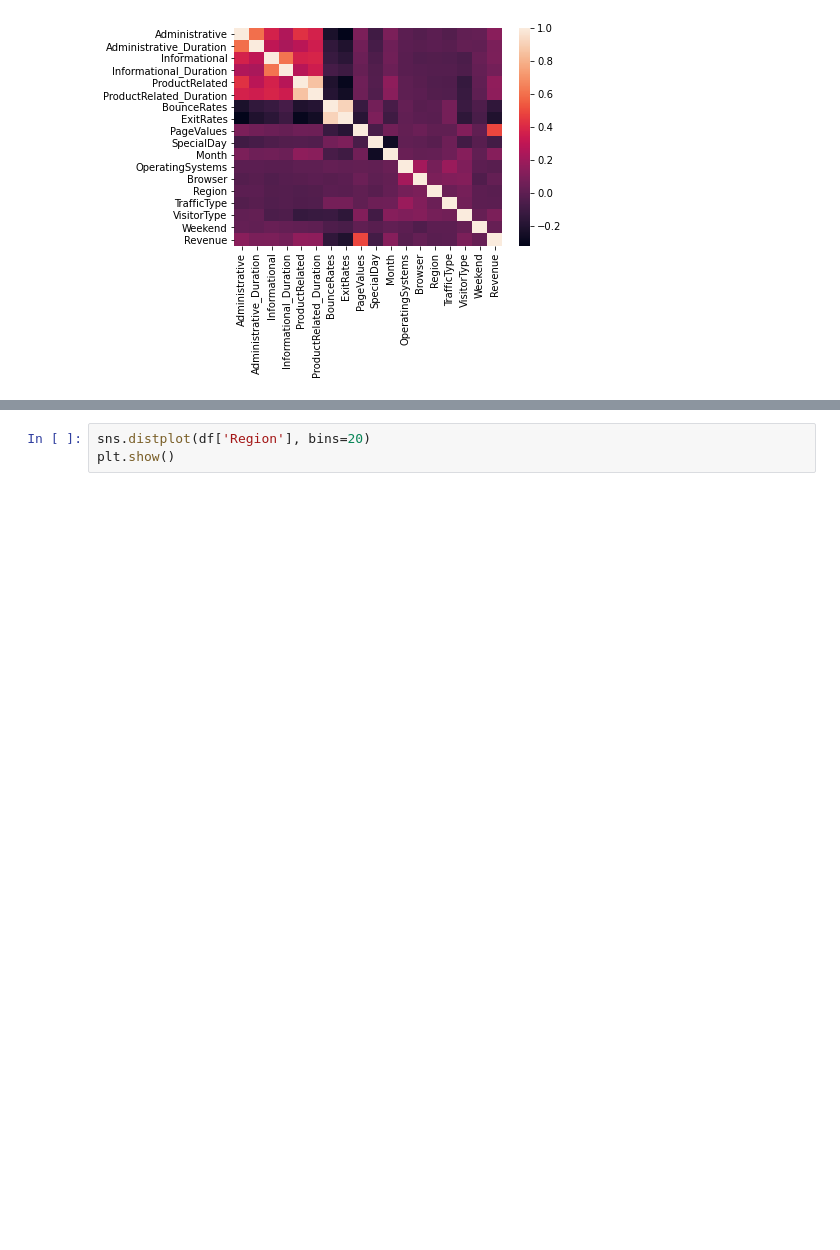
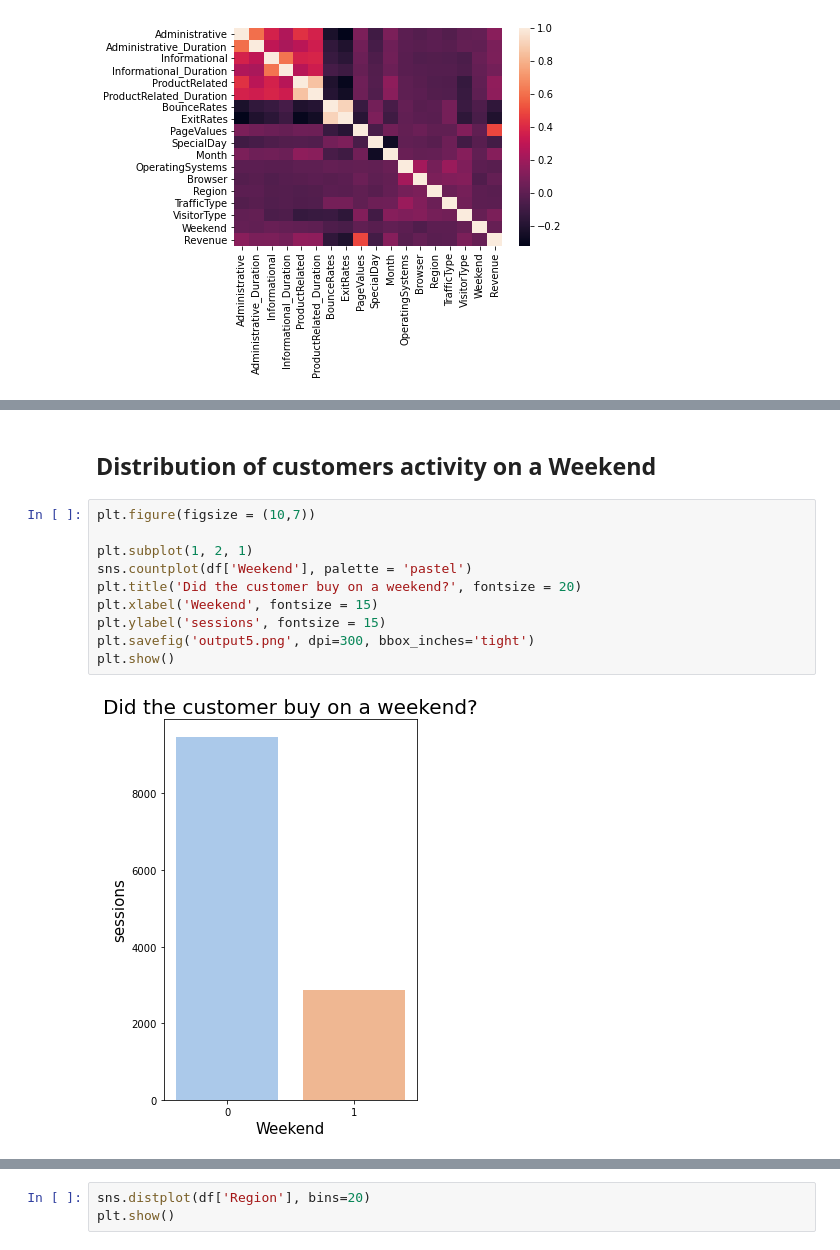
Before and after one commit to gabybolivar/CIND820-Capstone-Project-Online-Shoppers-Purchasing-Intention, a Jupyter notebook: EDA-Data Preparation/EDA- Data preparation Online shoppers.ipynb, the cells around one changed output, grey strips where cells are left out. Drawn from its saved outputs; the diff is of its cells as text; blank space fills up the shorter version.

```diff
--- a/EDA-Data Preparation/EDA- Data preparation Online shoppers.ipynb
+++ b/EDA-Data Preparation/EDA- Data preparation Online shoppers.ipynb
@@ -245,3 +260,17 @@ df_X.hist(ax=ax, color = 'green')
 plt.show()
 # %% [output]
 [figure]
+# %% [markdown]
+## **Distribution of customers activity on a Weekend**
+# %%
+plt.figure(figsize = (10,7))
+
+plt.subplot(1, 2, 1)
+sns.countplot(df['Weekend'], palette = 'pastel')
+plt.title('Did the customer buy on a weekend?', fontsize = 20)
+plt.xlabel('Weekend', fontsize = 15)
+plt.ylabel('sessions', fontsize = 15)
+plt.savefig('output5.png', dpi=300, bbox_inches='tight')
+plt.show()
+# %% [output]
+[figure, added]
```
Also changed, not shown: parts of 118 cells of this notebook, 3 other files.
